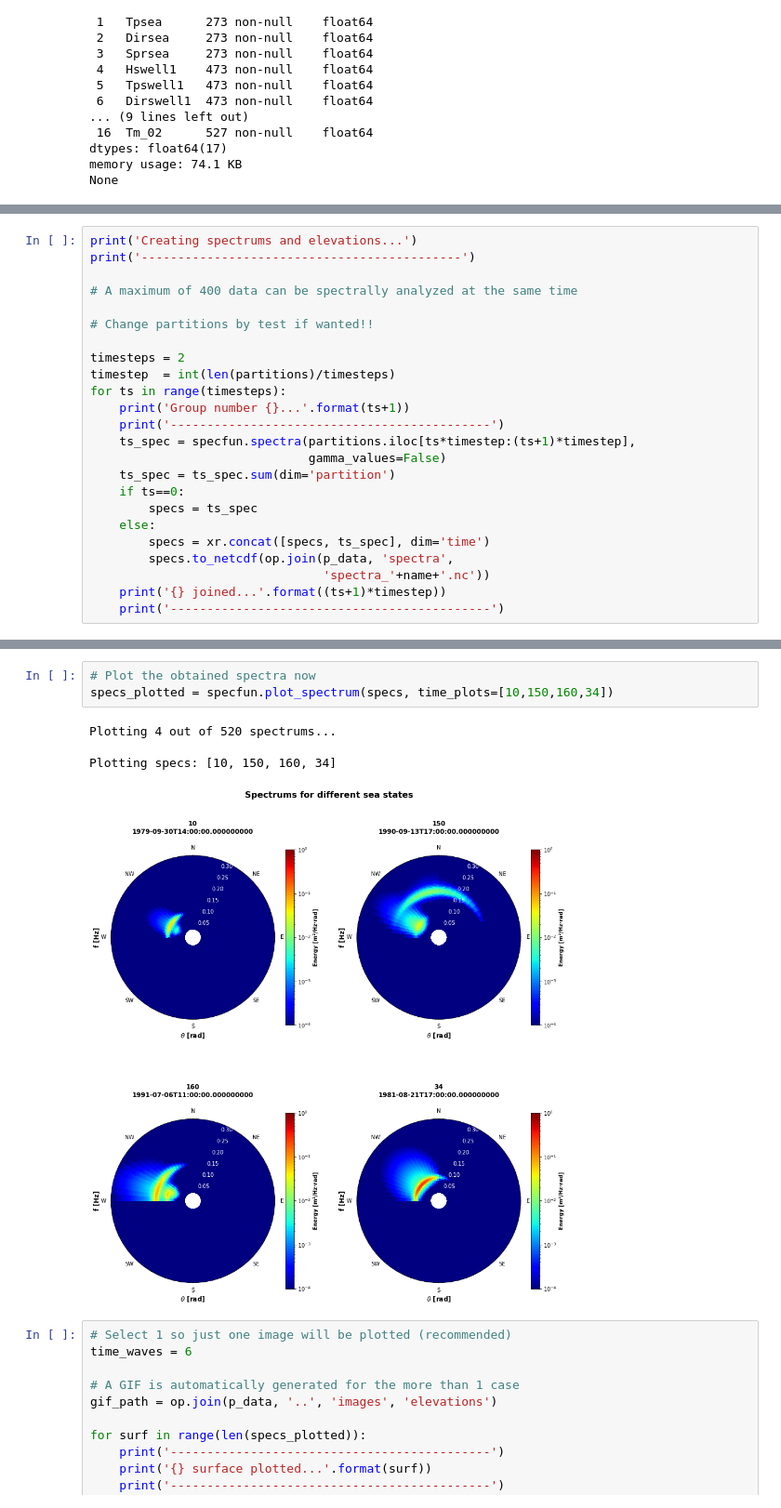
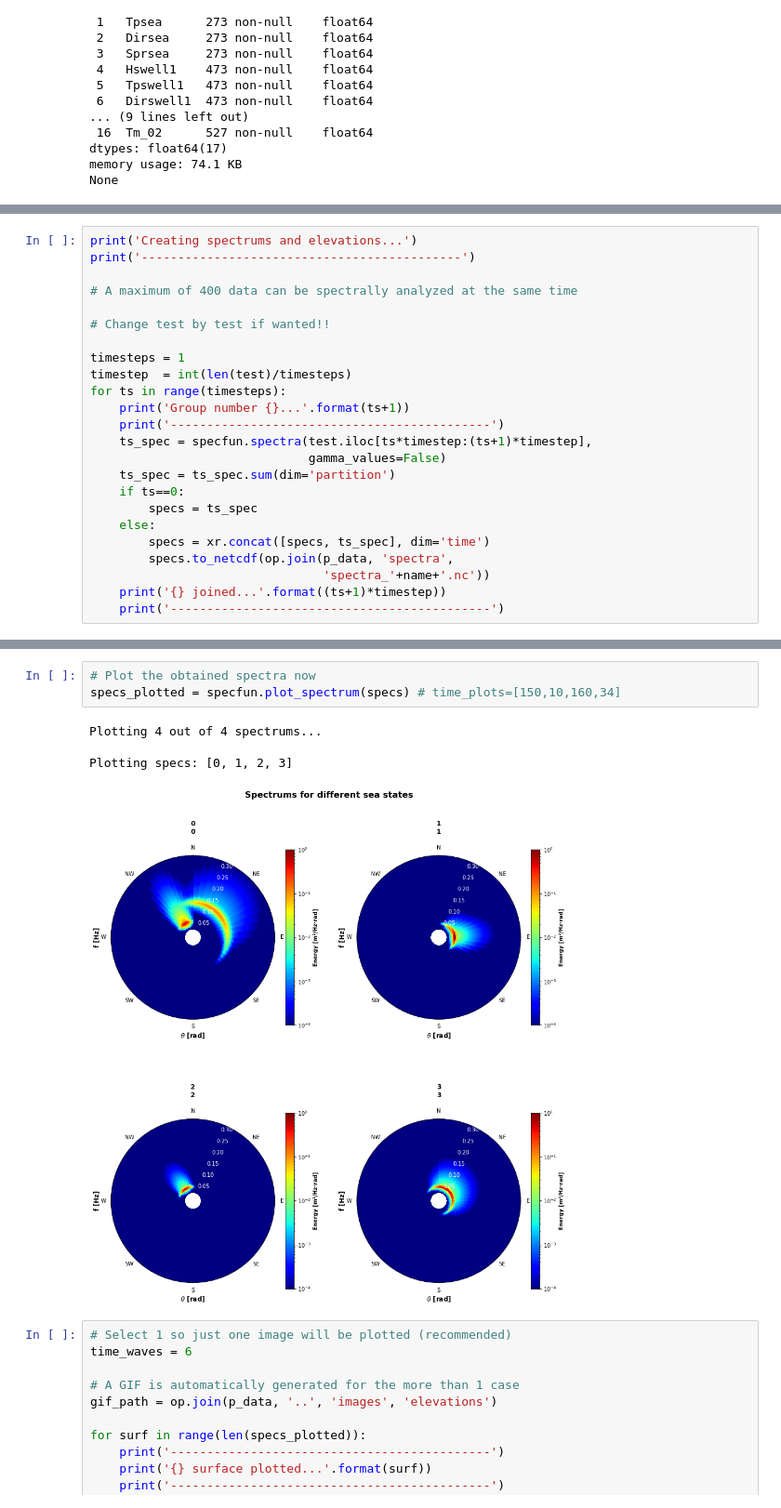
Before and after one commit to javitausia/DeliWaves, a Jupyter notebook: spectra/spectra_notebook.ipynb, the cells around one changed output, grey strips where cells are left out. Shown: that part at 93% size. Drawn from its saved outputs; the diff is of its cells as text.

Commit message:
Changed spectra scripts...

```diff
--- a/spectra/spectra_notebook.ipynb
+++ b/spectra/spectra_notebook.ipynb
@@ -237,14 +267,14 @@ print('--------------------------------------------')
 
 # A maximum of 400 data can be spectrally analyzed at the same time
 
-# Change partitions by test if wanted!!
+# Change test by test if wanted!!
 
-timesteps = 2
-timestep  = int(len(partitions)/timesteps)
+timesteps = 1
+timestep  = int(len(test)/timesteps)
 for ts in range(timesteps):
     print('Group number {}...'.format(ts+1))
     print('--------------------------------------------')
-    ts_spec = specfun.spectra(partitions.iloc[ts*timestep:(ts+1)*timestep],
+    ts_spec = specfun.spectra(test.iloc[ts*timestep:(ts+1)*timestep],
                               gamma_values=False)
     ts_spec = ts_spec.sum(dim='partition')
     if ts==0:
@@ -296,11 +327,11 @@ Coordinates:
 # %%
 # Plot the obtained spectra now
-specs_plotted = specfun.plot_spectrum(specs, time_plots=[10,150,160,34])
+specs_plotted = specfun.plot_spectrum(specs) # time_plots=[150,10,160,34]
 # %% [output]
-Plotting 4 out of 520 spectrums...
+Plotting 4 out of 4 spectrums...
 
-Plotting specs: [10, 150, 160, 34]
+Plotting specs: [0, 1, 2, 3]
-[figure, old version]
+[figure, new version]
 # %%
 # Select 1 so just one image will be plotted (recommended)
 time_waves = 6
```
Also changed, not shown: parts of 3 cells of this notebook, 2 other files.
